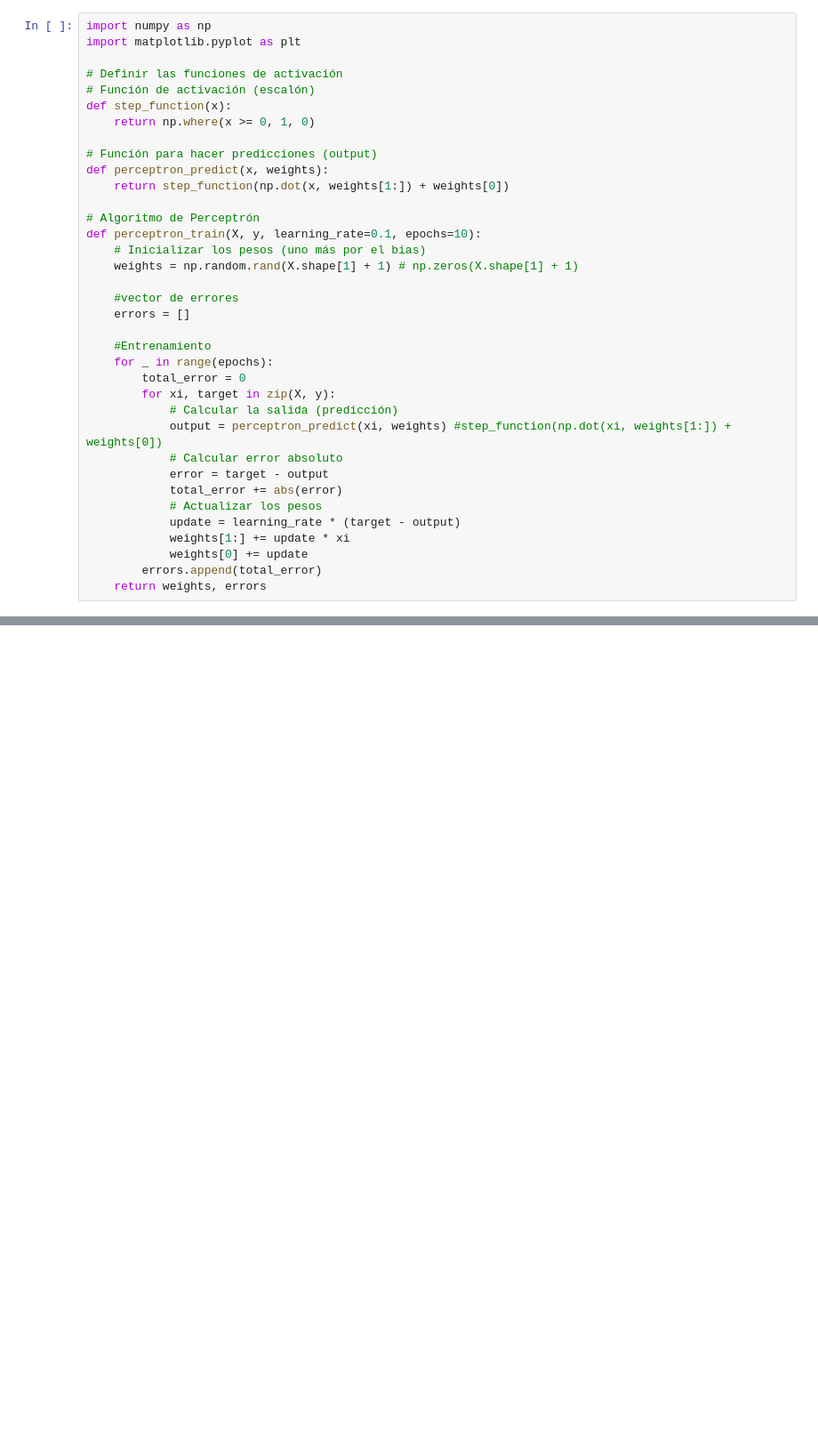
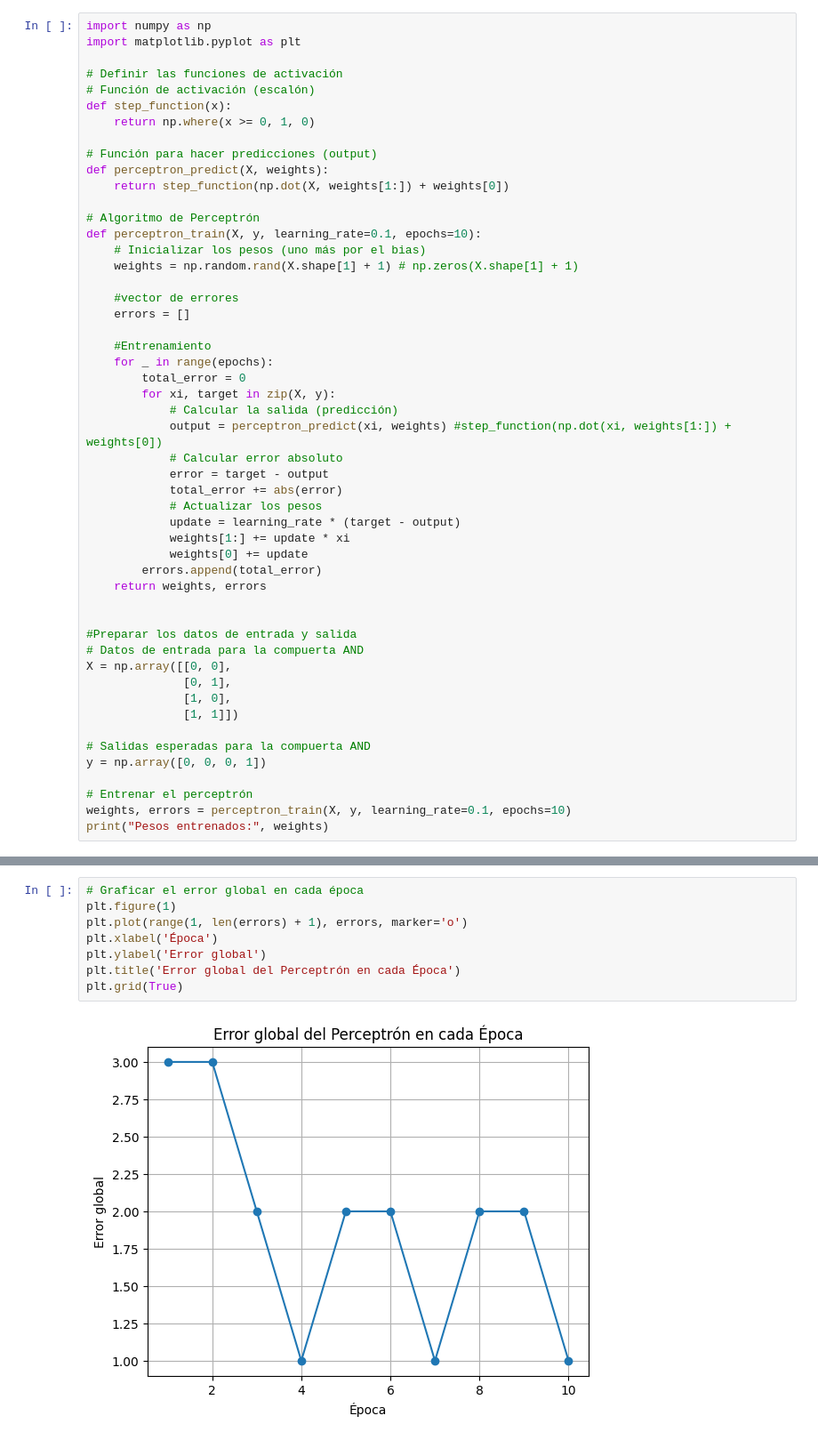
Before and after one commit to USBCALI-MILOCODE/septimoSemestre, a Jupyter notebook: electivaSoftw/Corte1/funcionesDeActivacion/perceptron.ipynb, the cells around one changed output, grey strips where cells are left out. Shown at 89% size. Saved outputs shown, nothing was run; the diff lists cells and outputs as text; blank space fills up the shorter version.

```diff
--- a/electivaSoftw/Corte1/funcionesDeActivacion/perceptron.ipynb
+++ b/electivaSoftw/Corte1/funcionesDeActivacion/perceptron.ipynb
@@ -8,8 +8,8 @@ def step_function(x):
     return np.where(x >= 0, 1, 0)
 
 # Función para hacer predicciones (output)
-def perceptron_predict(x, weights):
-    return step_function(np.dot(x, weights[1:]) + weights[0])
+def perceptron_predict(X, weights):
+    return step_function(np.dot(X, weights[1:]) + weights[0])
 
 # Algoritmo de Perceptrón
 def perceptron_train(X, y, learning_rate=0.1, epochs=10):
@@ -34,3 +34,18 @@ def perceptron_train(X, y, learning_rate=0.1, epochs=10):
             weights[0] += update
         errors.append(total_error)
     return weights, errors
+
+
+#Preparar los datos de entrada y salida
+# Datos de entrada para la compuerta AND
+X = np.array([[0, 0],
+              [0, 1],
+              [1, 0],
+              [1, 1]])
+
+# Salidas esperadas para la compuerta AND
+y = np.array([0, 0, 0, 1])
+
+# Entrenar el perceptrón
+weights, errors = perceptron_train(X, y, learning_rate=0.1, epochs=10)
+print("Pesos entrenados:", weights)
@@ -36,0 +54,10 @@ def perceptron_train(X, y, learning_rate=0.1, epochs=10):
+# %%
+# Graficar el error global en cada época
+plt.figure(1)
+plt.plot(range(1, len(errors) + 1), errors, marker='o')
+plt.xlabel('Época')
+plt.ylabel('Error global')
+plt.title('Error global del Perceptrón en cada Época')
+plt.grid(True)
+# %% [output]
+[figure, added]
```
Also changed, not shown: parts of 3 cells of this notebook.
